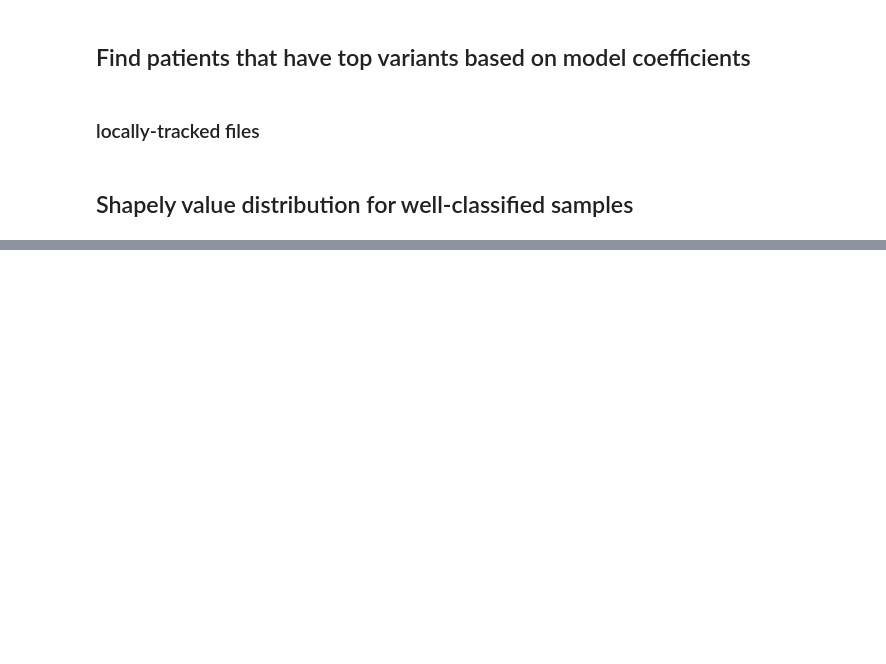
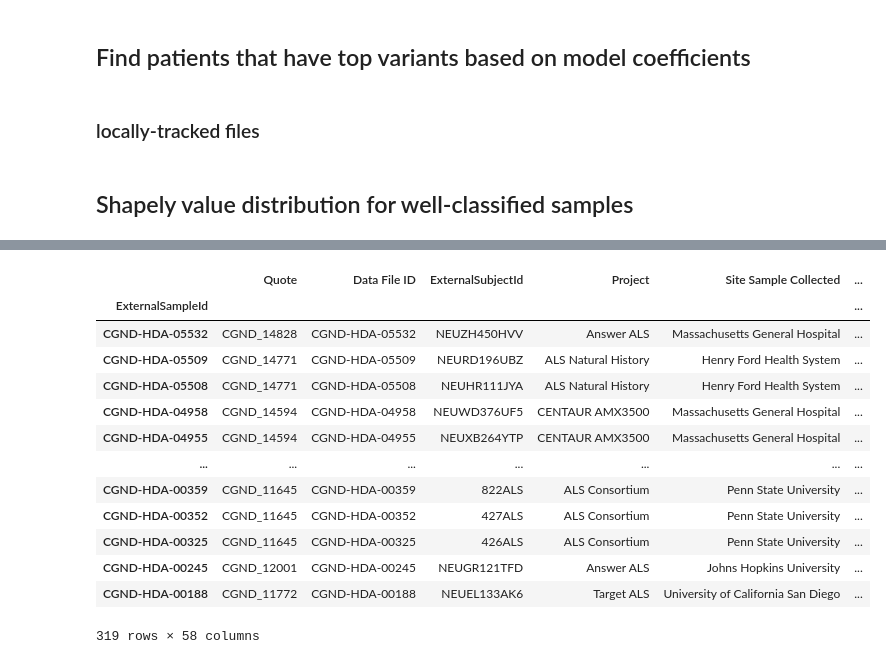
Before and after one commit to ejmockler/case-control-genomics-evaluation, a Jupyter notebook: notebook/local_ALS_genomics_sample_analysis.ipynb, the cells around one changed output, grey strips where cells are left out. Drawn from its saved outputs; the diff is of its cells as text; code cells hidden in the pictures; blank space fills up the shorter version.

```diff
--- a/notebook/local_ALS_genomics_sample_analysis.ipynb
+++ b/notebook/local_ALS_genomics_sample_analysis.ipynb
@@ -692,0 +699,2 @@ discordantSampleIDs
+# %%
+caseIDsMask = clinicalData["Subject Group"].isin(['ALS Spectrum MND']).dropna()
@@ -692,0 +719,18 @@ discordantSampleIDs
+# %%
+variableCases = variableSamples.loc[caseIDsMask]
+variableCases
+# %% [output]
+|  | Quote | Data File ID | ExternalSubjectId | Project | Site Sample Collected | ... |
+| ExternalSampleId |  |  |  |  |  | ... |
+| CGND-HDA-05532 | CGND_14828 | CGND-HDA-05532 | NEUZH450HVV | Answer ALS | Massachusetts General Hospital | ... |
+| CGND-HDA-05509 | CGND_14771 | CGND-HDA-05509 | NEURD196UBZ | ALS Natural History | Henry Ford Health System | ... |
+| CGND-HDA-05508 | CGND_14771 | CGND-HDA-05508 | NEUHR111JYA | ALS Natural History | Henry Ford Health System | ... |
+| CGND-HDA-04958 | CGND_14594 | CGND-HDA-04958 | NEUWD376UF5 | CENTAUR AMX3500 | Massachusetts General Hospital | ... |
+| CGND-HDA-04955 | CGND_14594 | CGND-HDA-04955 | NEUXB264YTP | CENTAUR AMX3500 | Massachusetts General Hospital | ... |
+| ... | ... | ... | ... | ... | ... | ... |
+| CGND-HDA-00359 | CGND_11645 | CGND-HDA-00359 | 822ALS | ALS Consortium | Penn State University | ... |
+| CGND-HDA-00352 | CGND_11645 | CGND-HDA-00352 | 427ALS | ALS Consortium | Penn State University | ... |
+| CGND-HDA-00325 | CGND_11645 | CGND-HDA-00325 | 426ALS | ALS Consortium | Penn State University | ... |
+| CGND-HDA-00245 | CGND_12001 | CGND-HDA-00245 | NEUGR121TFD | Answer ALS | Johns Hopkins University | ... |
+| CGND-HDA-00188 | CGND_11772 | CGND-HDA-00188 | NEUEL133AK6 | Target ALS | University of California San Diego | ... |
+319 rows × 58 columns
```
Also changed, not shown: parts of 5 cells of this notebook, 7 other files.
